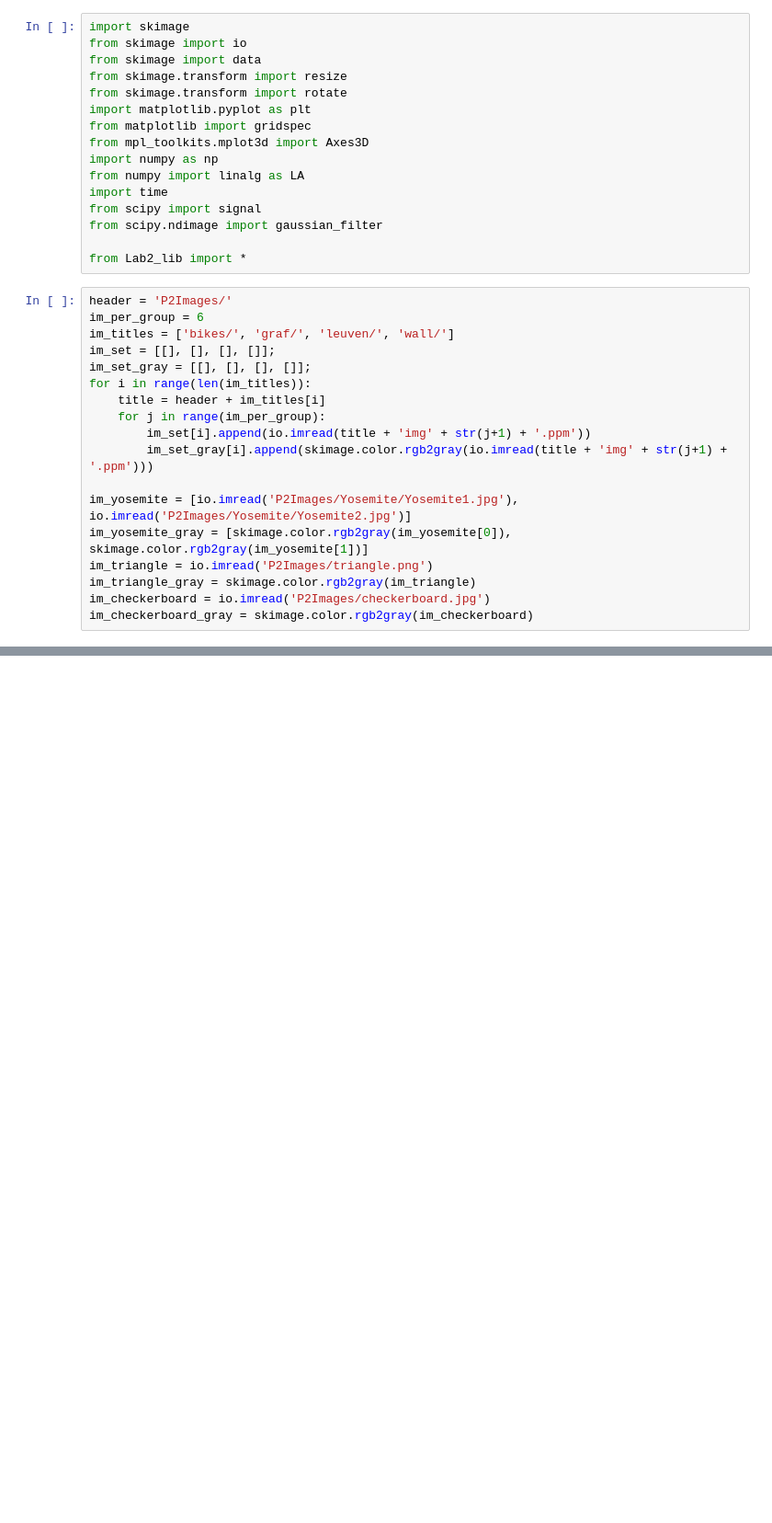
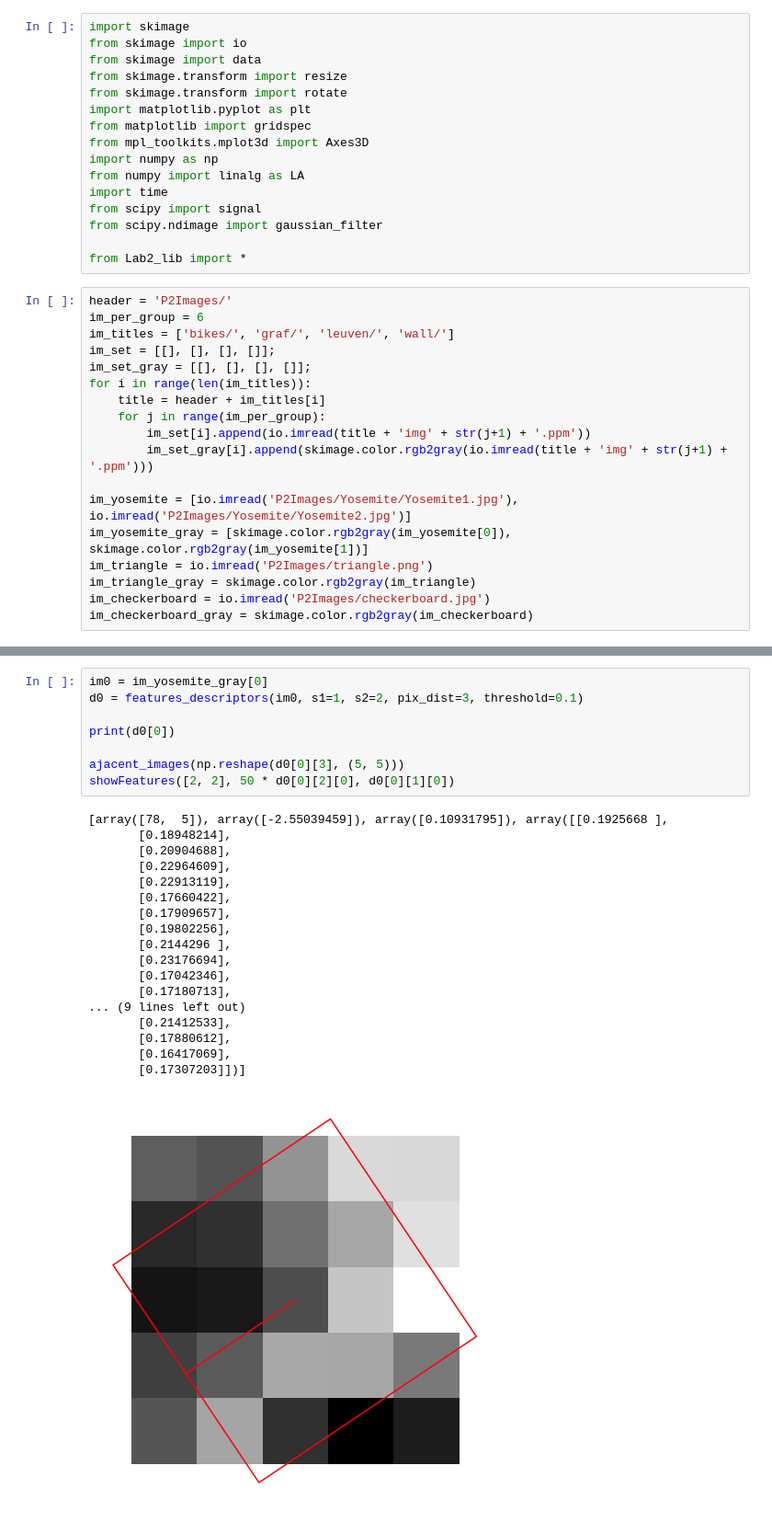
Before and after one commit to afrye51/EE541_CV, a Jupyter notebook: Lab2/Lab_2.ipynb, the cells around one changed output, grey strips where cells are left out. Shown at 92% size. Saved outputs shown, nothing was run; the diff lists cells and outputs as text; blank space fills up the shorter version.

```diff
--- a/Lab2/Lab_2.ipynb
+++ b/Lab2/Lab_2.ipynb
@@ -36,0 +78,27 @@ im_checkerboard_gray = skimage.color.rgb2gray(im_checkerboard)
+# %%
+im0 = im_yosemite_gray[0]
+d0 = features_descriptors(im0, s1=1, s2=2, pix_dist=3, threshold=0.1)
+
+print(d0[0])
+
+ajacent_images(np.reshape(d0[0][3], (5, 5)))
+showFeatures([2, 2], 50 * d0[0][2][0], d0[0][1][0])
+# %% [output]
+[array([78,  5]), array([-2.55039459]), array([0.10931795]), array([[0.1925668 ],
+       [0.18948214],
+       [0.20904688],
+       [0.22964609],
+       [0.22913119],
+       [0.17660422],
+       [0.17909657],
+       [0.19802256],
+       [0.2144296 ],
+       [0.23176694],
+       [0.17042346],
+       [0.17180713],
+... (9 lines left out)
+       [0.21412533],
+       [0.17880612],
+       [0.16417069],
+       [0.17307203]])]
+[figure, added]
```
Also changed, not shown: parts of 20 cells of this notebook, 3 other files.
